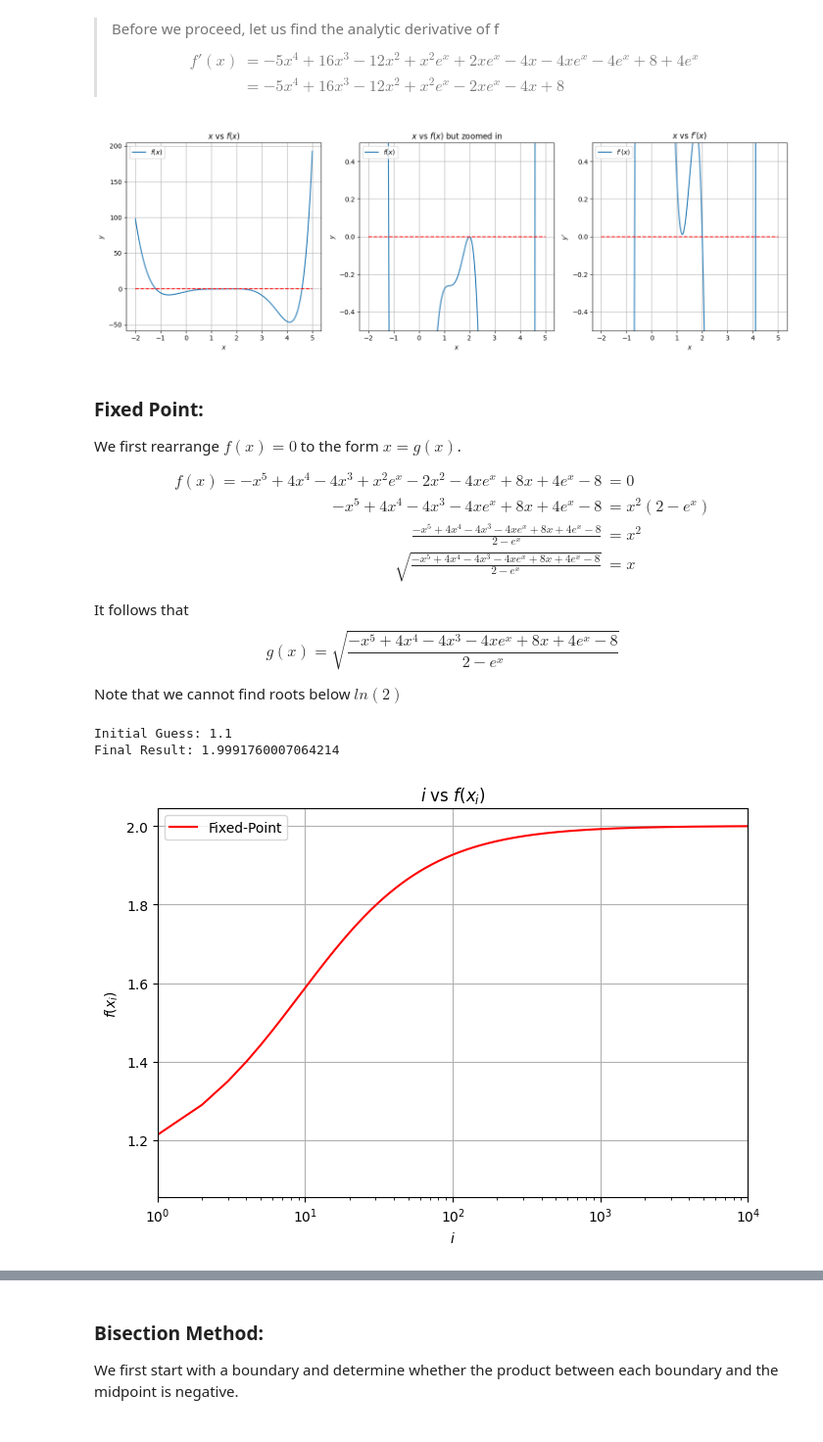
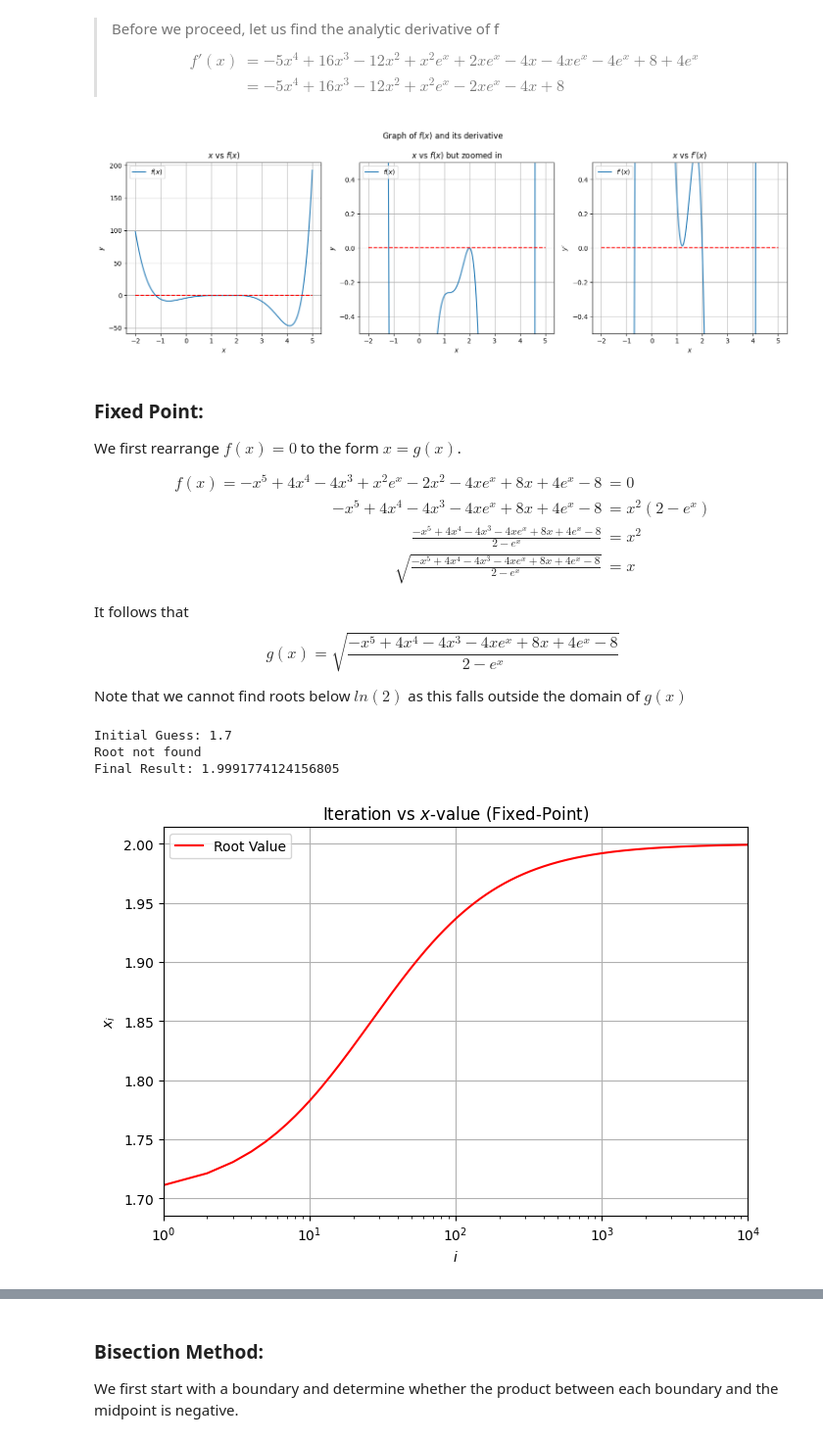
Before and after one commit to LorenzoJoquino/AP155_TX1_1sAY2627, a Jupyter notebook: Rivera/Exercise 7 - Root Finding/7RootFinding_RIVERA.ipynb, the cells around one changed output, grey strips where cells are left out. Shown at 98% size. Saved outputs shown, nothing was run; the diff lists cells and outputs as text; code cells hidden in the pictures.

```diff
--- a/Rivera/Exercise 7 - Root Finding/7RootFinding_RIVERA.ipynb
+++ b/Rivera/Exercise 7 - Root Finding/7RootFinding_RIVERA.ipynb
@@ -103,6 +101,7 @@ fig, [ax1, ax2, ax3] = plt.subplots(1,3,figsize=(15,5))
 x = np.linspace(-2, 5, 1000)
 y_0 = np.zeros(len(x))
 
+# regular plot of x \in [-2,5]
 ax1.plot(x, f(x), label='$f(x)$')
 ax1.plot(x, y_0, color='red', ls='--')
 ax1.legend(loc='upper left')
@@ -111,6 +110,7 @@ ax1.set_ylabel('$y$')
 ax1.grid(True)
 ax1.set_title('$x$ vs $f(x)$')
 
+# same plot but y axis is scaled
 ax2.plot(x, f(x), label='$f(x)$')
 ax2.plot(x, y_0, color='red', ls='--')
 ax2.legend(loc='upper left')
@@ -120,6 +120,7 @@ ax2.set_ylabel('$y$')
 ax2.grid(True)
 ax2.set_title('$x$ vs $f(x)$ but zoomed in')
 
+# derivative of f(x)
 ax3.plot(x, fp(x), label="$f'(x)$")
 ax3.plot(x, y_0, color='red', ls='--')
 ax3.legend(loc='upper left')
@@ -129,10 +130,12 @@ ax3.set_ylabel("$y'$")
 ax3.grid(True)
 ax3.set_title(r"$x$ vs $f'(x)$")
 
+plt.suptitle("Graph of $f(x)$ and its derivative")
+
 plt.tight_layout()
 plt.show()
 # %% [output]
-[figure, old version]
+[figure, new version]
 # %% [markdown]
 ### Fixed Point:
 
@@ -152,48 +155,46 @@ $$
 g(x) = \sqrt{\frac{-x^5 + 4x^4 - 4x^3 -4xe^x + 8x + 4e^x -8}{2-e^x}}
 $$
 
-Note that we cannot find roots below $ln(2)$
+Note that we cannot find roots below $ln(2)$ as this falls outside the domain of $g(x)$
 # %%
 def g(x):
     return np.sqrt(((-x**5) + (4*x**4) - (4*x**3) - (4*x*np.exp(x)) + (8*x) + (4*np.exp(x)) - 8)/(2-np.exp(x)))
 
-def fixed_point(function=f, x=x_start, k=100, tolerance=tolerance):
-    x_guess = [x] # we put x_0 for plotting purposes
-    x_old = x
+def fixed_point(function=f, x_0=2.5, k=100, tolerance=tolerance):
+    x_guess = [x_0] # we put x_0 for plotting purposes
+    x_old = x_0
     print(f"Initial Guess: {x_old}")
     for i in range(1, k):
-        #print(x_old)
-        x_new = function(x_old)
-        #print(x_new)
+        x_new = function(x_old) # set the evaluated point as new point
         x_guess.append(x_new)
         x_diff = x_new - x_old
         if abs(x_diff/x_new) < tolerance: # we stop if the change is below the tolerance
             break
         x_old = x_new
     else:
-        x_new = None
+        x_new = None # frees up the variable
+        print(f"Root not found")
 
     return x_guess
-
-zeros = fixed_point(function=g, x=1.1, k=10000)
-# print(zero)
-print(f"Final Result: {zeros[-1]}")
-# %% [output]
-Initial Guess: 1.1
-Final Result: 1.9991760007064214
 # %%
+zeros = fixed_point(function=g, x_0=1.7, k=10000)
+print(f"Final Result: {zeros[-1]}")
+
 fig, ax1 = plt.subplots(figsize=(7,5))
 
 x_fp = np.linspace(0, len(zeros)-1, len(zeros))
 y_fp = zeros
 
-ax1.semilogx(x_fp, y_fp, color='red', ls='-', label='Fixed-Point')
+ax1.semilogx(x_fp, y_fp, color='red', ls='-', label='Root Value')
 ax1.legend()
 ax1.set_xlabel('$i$')
-ax1.set_ylabel('$f(x_i)$')
-ax1.set_xlim(1,1e4)
+ax1.set_ylabel('$x_i$')
+ax1.set_xlim(1,x_fp[-1]+1)
 ax1.grid(True)
-ax1.set_title('$i$ vs $f(x_i)$')
+ax1.set_title('Iteration vs $x$-value (Fixed-Point)')
 plt.tight_layout()
 # %% [output]
+Initial Guess: 1.7
+Root not found
+Final Result: 1.9991774124156805
-[figure, old version]
+[figure, new version]
```
Also changed, not shown: parts of 16 cells of this notebook, 1 other file.
